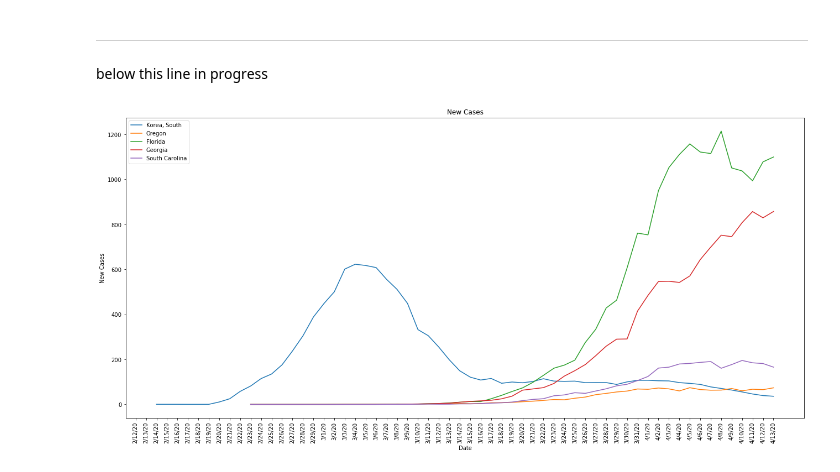
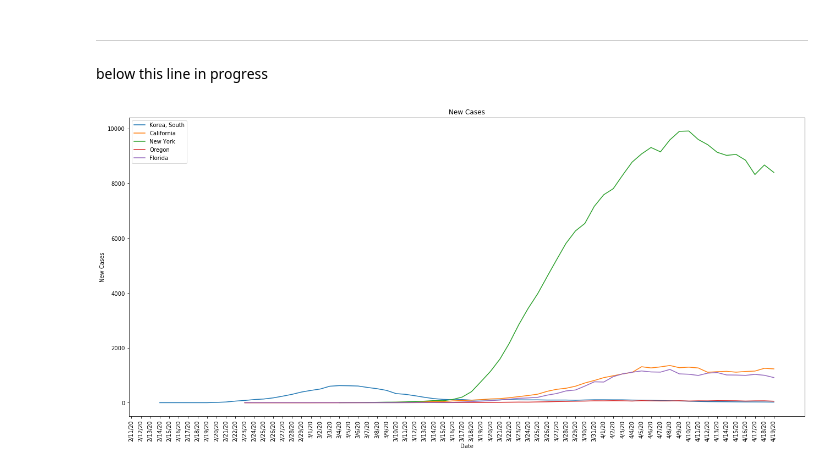
Before and after one commit to UBERCRUZER/covid19, a Jupyter notebook: notebook.ipynb, the cells around one changed output. Drawn from its saved outputs; the diff is of its cells as text; code cells hidden in the pictures.

Commit message:
updating graphic 4-19-2020

```diff
--- a/notebook.ipynb
+++ b/notebook.ipynb
@@ -169,44 +169,44 @@ plt.plot(globalDF[globalDF['Country/Region']=='Korea, South'].iloc[:,20:].transp
 # plt.plot(globalDF[globalDF['Country/Region']=='Italy'].iloc[:,20:].transpose().diff().rolling(window=7).mean(), label='Italy')
 
 
-# plt.plot(byStateDF[byStateDF.index=='California'].iloc[:,30:].transpose().diff().rolling(window=7).mean(), label='California')
-# plt.plot(byStateDF[byStateDF.index=='New York'].iloc[:,40:].transpose().diff().rolling(window=7).mean(), label='New York')
+plt.plot(byStateDF[byStateDF.index=='California'].iloc[:,30:].transpose().diff().rolling(window=7).mean(), label='California')
+plt.plot(byStateDF[byStateDF.index=='New York'].iloc[:,40:].transpose().diff().rolling(window=7).mean(), label='New York')
 # plt.plot(byStateDF[byStateDF.index=='New Jersey'].iloc[:,40:].transpose().diff().rolling(window=7).mean(), label='New Jersey')
 plt.plot(byStateDF[byStateDF.index=='Oregon'].iloc[:,30:].transpose().diff().rolling(window=7).mean(), label='Oregon')
 plt.plot(byStateDF[byStateDF.index=='Florida'].iloc[:,30:].transpose().diff().rolling(window=7).mean(), label='Florida')
-plt.plot(byStateDF[byStateDF.index=='Georgia'].iloc[:,30:].transpose().diff().rolling(window=7).mean(), label='Georgia')
-plt.plot(byStateDF[byStateDF.index=='South Carolina'].iloc[:,30:].transpose().diff().rolling(window=7).mean(), label='South Carolina')
+# plt.plot(byStateDF[byStateDF.index=='Georgia'].iloc[:,30:].transpose().diff().rolling(window=7).mean(), label='Georgia')
+# plt.plot(byStateDF[byStateDF.index=='South Carolina'].iloc[:,30:].transpose().diff().rolling(window=7).mean(), label='South Carolina')
 # plt.plot(byStateDF[byStateDF.index=='Louisiana'].iloc[:,30:].transpose().diff().rolling(window=7).mean(), label='Louisiana')
 # plt.plot(byStateDF[byStateDF.index=='Michigan'].iloc[:,30:].transpose().diff().rolling(window=7).mean(), label='Michigan')
 # plt.plot(byStateDF[byStateDF.index=='Texas'].iloc[:,30:].transpose().diff().rolling(window=7).mean(), label='Texas')
 # plt.plot(byStateDF[byStateDF.index=='Massachusetts'].iloc[:,30:].transpose().diff().rolling(window=7).mean(), label='Massachusetts')
 # plt.plot(byStateDF[byStateDF.index=='Illinois'].iloc[:,30:].transpose().diff().rolling(window=7).mean(), label='Illinois')
 # plt.plot(byStateDF[byStateDF.index=='Washington'].iloc[:,30:].transpose().diff().rolling(window=7).mean(), label='Washington')
 
 # plt.plot(globalDF[globalDF.index==223].iloc[:,10:].transpose().diff().rolling(window=7).mean(), label='UK')
 
 # plt.plot(byStateDF[byStateDF.index=='California'].iloc[:,5:].transpose().diff().rolling(window=7).mean())
 # plt.plot(byStateDF[byStateDF.index=='Oregon'].iloc[:,5:].transpose())
 
 # for i, lab in enumerate(labels):
 #     x = dfData.iloc[i,j]
 #     y = dfDiff.iloc[i,j]
 #     plt.scatter(x, y, marker='o', color='red')
 #     plt.text(x+0.3, y+0.3, lab, fontsize=12)
 
 plt.title('New Cases')
 # plt.yscale('log')
 # plt.xscale('log')
 plt.xlabel('Date')
 plt.ylabel('New Cases')
 # plt.xlim(left='2/19/2020')
 # plt.ylim(1, 100000)
 plt.legend(loc='best')
 plt.xticks(rotation='vertical')
 
 # plt.savefig(plot_path)
 # plt.clf()
 # plt.close()
 plt.show()
 # %% [output]
-[figure, old version]
+[figure, new version]
```
Also changed, not shown: parts of 8 cells of this notebook, 1 other file.
